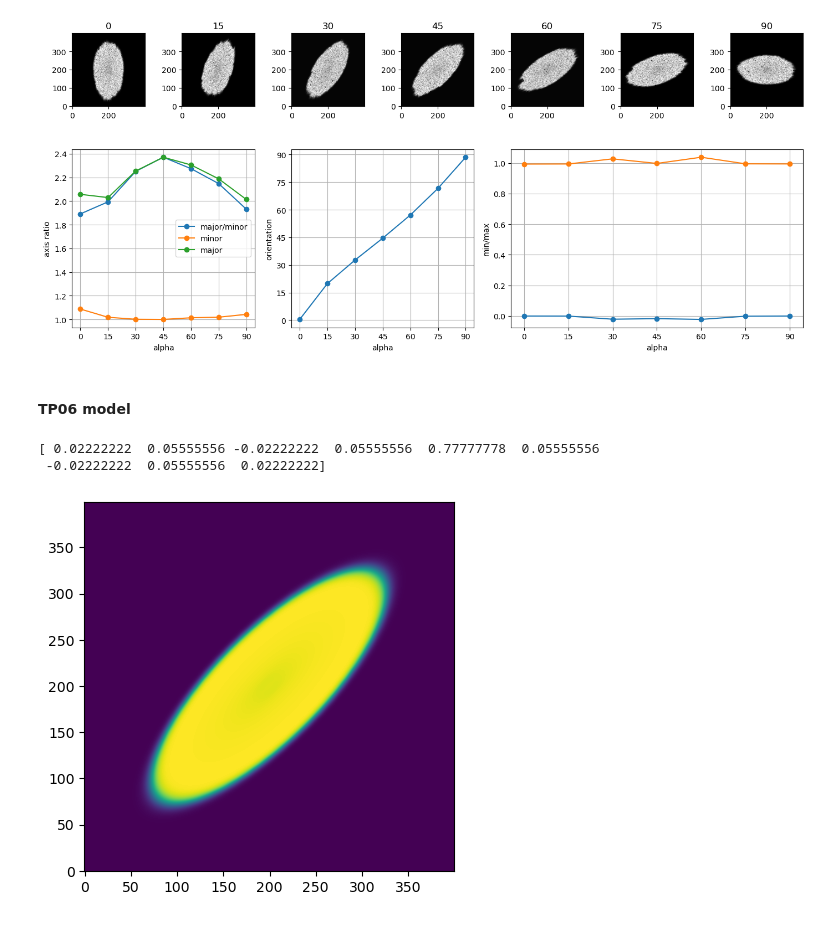
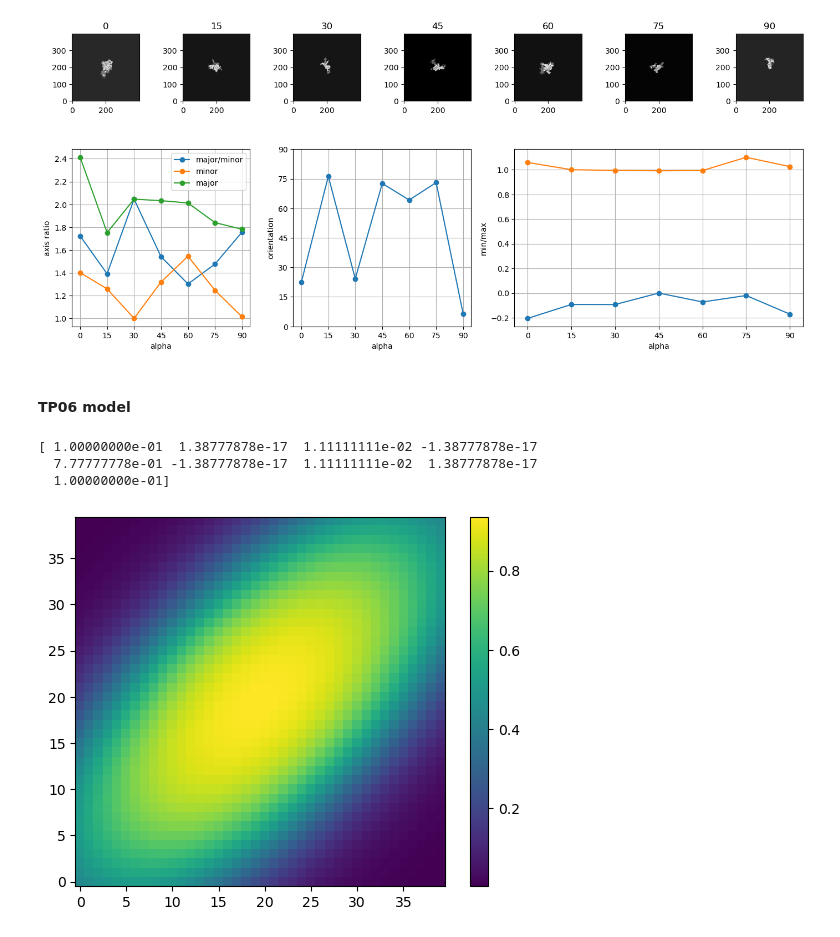
Before and after one commit to TiNezlobinsky/Finitewave, a Jupyter notebook: examples/notebooks/anisotropy_2d.ipynb, the cells around one changed output. Saved outputs shown, nothing was run; the diff lists cells and outputs as text; code cells hidden in the pictures.

Commit message:
Add Symmetric Stencil

```diff
--- a/examples/notebooks/anisotropy_2d.ipynb
+++ b/examples/notebooks/anisotropy_2d.ipynb
@@ -11,6 +11,7 @@ import finitewave as fw
 n = 400
 
 alphas = np.radians(np.arange(0, 91, 15))
+# alphas = np.radians([45])
 # loop over different anisotropy coefficients
 d = 0
 out = []
@@ -26,7 +27,7 @@ for alpha in alphas:
     tissue.fibers[0] = np.cos(alpha)
     tissue.fibers[1] = np.sin(alpha)
     # add numeric method stencil for weights computations
-    tissue.stencil = fw.AsymmetricStencil2D()
+    tissue.stencil = fw.SymmetricStencil2D()
     tissue.D_al = 1
     tissue.D_ac = tissue.D_al/9
 
@@ -35,18 +36,18 @@ for alpha in alphas:
     # set up numerical parameters:
     aliev_panfilov.dt = 0.001
     aliev_panfilov.dr = 0.1
-    aliev_panfilov.t_max = 12
+    aliev_panfilov.t_max = 7
     # set up stimulation parameters:
     stim_sequence = fw.StimSequence()
-    stim_sequence.add_stim(fw.StimVoltageCoord2D(0, 1, n//2 - 5, n//2 + 5,
-                                                n//2 - 5, n//2 + 5))
+    stim_sequence.add_stim(fw.StimVoltageCoord2D(0, 1, n//2 - 10, n//2 + 10,
+                                                n//2 - 10, n//2 + 10))
     # add the tissue and the stim parameters to the model object:
     aliev_panfilov.cardiac_tissue = tissue
     aliev_panfilov.stim_sequence = stim_sequence
 
     aliev_panfilov.run()
 
-    labeled = (aliev_panfilov.u > 0.5).astype(int)
+    labeled = (aliev_panfilov.u > 0.1).astype(int)
     props = ski.measure.regionprops_table(labeled, properties=(
         'orientation', 'major_axis_length', 'minor_axis_length'))
     props['orientation'] = np.degrees(props['orientation'])
@@ -104,6 +105,7 @@ import finitewave as fw
 n = 400
 
 alphas = np.radians(np.arange(0, 91, 15))
+# alphas = np.radians([45])
 # loop over different anisotropy coefficients
 d = 0.2
 out_10 = []
@@ -119,7 +121,7 @@ for alpha in alphas:
     tissue.fibers[0] = np.cos(alpha)
     tissue.fibers[1] = np.sin(alpha)
     # add numeric method stencil for weights computations
-    tissue.stencil = fw.AsymmetricStencil2D()
+    tissue.stencil = fw.SymmetricStencil2D()
     tissue.D_al = 1
     tissue.D_ac = tissue.D_al/9
 
@@ -128,11 +130,11 @@ for alpha in alphas:
     # set up numerical parameters:
     aliev_panfilov.dt = 0.001
     aliev_panfilov.dr = 0.1
-    aliev_panfilov.t_max = 20
+    aliev_panfilov.t_max = 12
     # set up stimulation parameters:
     stim_sequence = fw.StimSequence()
-    stim_sequence.add_stim(fw.StimVoltageCoord2D(0, 1, n//2 - 5, n//2 + 5,
-                                                 n//2 - 5, n//2 + 5))
+    stim_sequence.add_stim(fw.StimVoltageCoord2D(0, 1, n//2 - 10, n//2 + 10,
+                                                 n//2 - 10, n//2 + 10))
     # add the tissue and the stim parameters to the model object:
     aliev_panfilov.cardiac_tissue = tissue
     aliev_panfilov.stim_sequence = stim_sequence
@@ -204,7 +206,7 @@ ax.grid(True)
 plt.tight_layout()
 plt.show()
 # %% [output]
-[figure, old version]
+[figure, new version]
 # %% [markdown]
 #### TP06 model
 # %%
@@ -277,7 +279,7 @@ n = 400
 
 alphas = np.radians([45])
 # loop over different anisotropy coefficients
-d = 0
+d = 0.
 out = []
 images = []
 for alpha in alphas:
@@ -291,7 +293,7 @@ for alpha in alphas:
     tissue.fibers[0] = np.cos(alpha)
     tissue.fibers[1] = np.sin(alpha)
     # add numeric method stencil for weights computations
-    tissue.stencil = fw.AsymmetricStencil2D()
+    tissue.stencil = fw.SymmetricStencil2D()
     tissue.D_al = 1
     tissue.D_ac = tissue.D_al/9
 
@@ -300,11 +302,11 @@ for alpha in alphas:
     # set up numerical parameters:
     aliev_panfilov.dt = 0.001
     aliev_panfilov.dr = 0.1
-    aliev_panfilov.t_max = 12
+    aliev_panfilov.t_max = 1
     # set up stimulation parameters:
     stim_sequence = fw.StimSequence()
-    stim_sequence.add_stim(fw.StimVoltageCoord2D(0, 1, n//2 - 5, n//2 + 5,
-                                                n//2 - 5, n//2 + 5))
+    stim_sequence.add_stim(fw.StimVoltageCoord2D(0, 1, n//2 - 10, n//2 + 10,
+                                                n//2 - 10, n//2 + 10))
     # add the tissue and the stim parameters to the model object:
     aliev_panfilov.cardiac_tissue = tissue
     aliev_panfilov.stim_sequence = stim_sequence
@@ -323,10 +325,12 @@ for alpha in alphas:
 # %%
 print(tissue.weights[200, 200, :])
 
 plt.figure()
-plt.imshow(aliev_panfilov.u, cmap='viridis', origin='lower')
+plt.imshow(aliev_panfilov.u[180:220, 180:220], cmap='viridis', origin='lower')
+plt.colorbar()
 plt.show()
 # %% [output]
-[ 0.02222222  0.05555556 -0.02222222  0.05555556  0.77777778  0.05555556
- -0.02222222  0.05555556  0.02222222]
+[ 1.00000000e-01  1.38777878e-17  1.11111111e-02 -1.38777878e-17
+  7.77777778e-01 -1.38777878e-17  1.11111111e-02  1.38777878e-17
+  1.00000000e-01]
-[figure, old version]
+[figure, new version]
```
Also changed, not shown: parts of 1 cell of this notebook, 6 other files.
